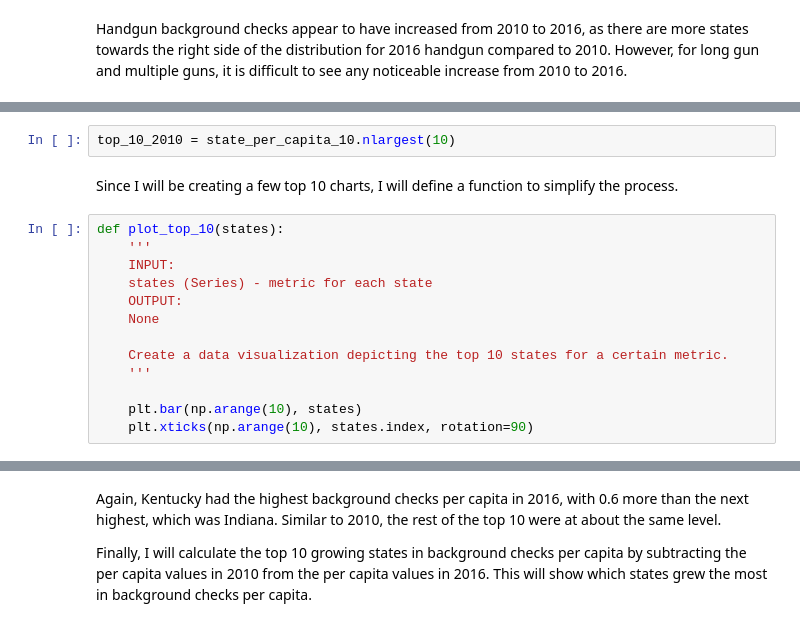
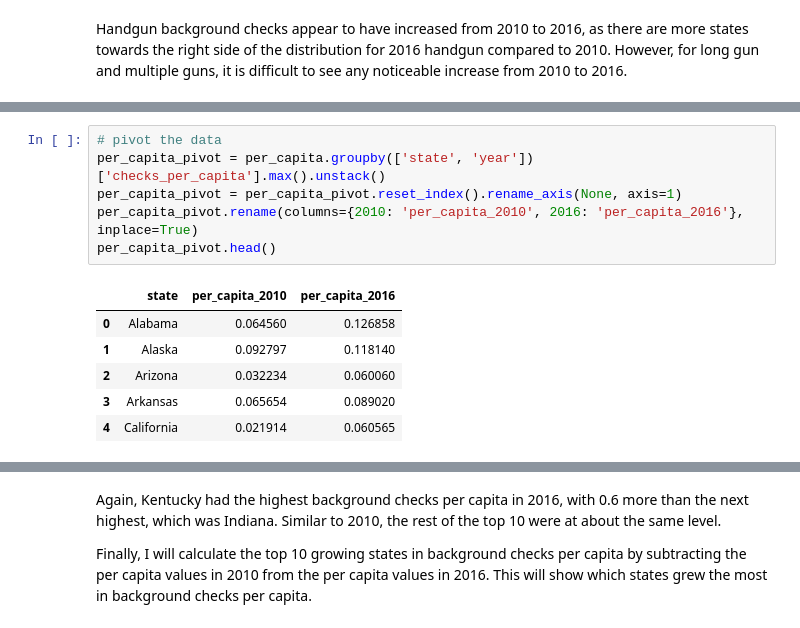
Before and after one commit to evanchen13/gun-census, a Jupyter notebook: gun-census.ipynb, the cells around one changed output, grey strips where cells are left out. Cells and saved outputs as stored; diff of their text form.

```diff
--- a/gun-census.ipynb
+++ b/gun-census.ipynb
@@ -869,17 +834,13 @@ dtype: float64
-# %%
-top_10_2010 = state_per_capita_10.nlargest(10)
-# %% [markdown]
-Since I will be creating a few top 10 charts, I will define a function to simplify the process.
-# %%
-def plot_top_10(states):
-    '''
-    INPUT:
-    states (Series) - metric for each state
-    OUTPUT:
-    None
-
-    Create a data visualization depicting the top 10 states for a certain metric.
-    '''
-
-    plt.bar(np.arange(10), states)
-    plt.xticks(np.arange(10), states.index, rotation=90)
+# %%
+# pivot the data
+per_capita_pivot = per_capita.groupby(['state', 'year'])['checks_per_capita'].max().unstack()
+per_capita_pivot = per_capita_pivot.reset_index().rename_axis(None, axis=1)
+per_capita_pivot.rename(columns={2010: 'per_capita_2010', 2016: 'per_capita_2016'}, inplace=True)
+per_capita_pivot.head()
+# %% [output]
+|  | state | per_capita_2010 | per_capita_2016 |
+| 0 | Alabama | 0.064560 | 0.126858 |
+| 1 | Alaska | 0.092797 | 0.118140 |
+| 2 | Arizona | 0.032234 | 0.060060 |
+| 3 | Arkansas | 0.065654 | 0.089020 |
+| 4 | California | 0.021914 | 0.060565 |
```
Also changed, not shown: parts of 16 cells of this notebook.
